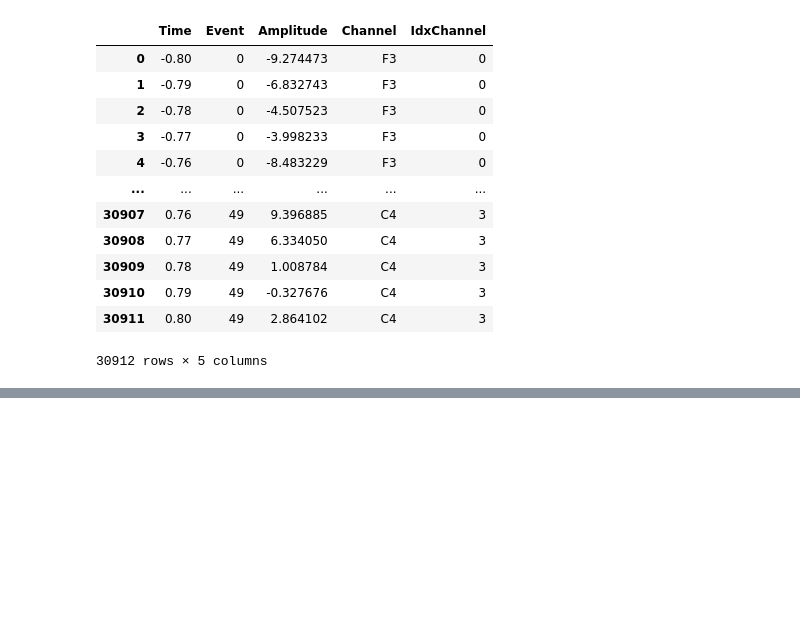
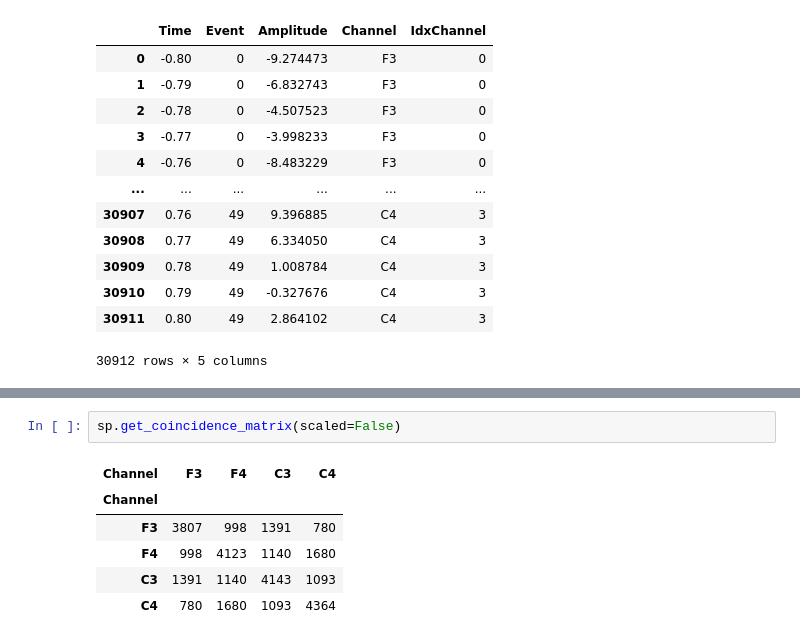
Before and after one commit to raphaelvallat/yasa, a Jupyter notebook: notebooks/02_spindles_detection_multi.ipynb, the cells around one changed output, grey strips where cells are left out. Saved outputs shown, nothing was run; the diff lists cells and outputs as text; blank space fills up the shorter version.

```diff
--- a/notebooks/02_spindles_detection_multi.ipynb
+++ b/notebooks/02_spindles_detection_multi.ipynb
@@ -244,0 +257,9 @@ interactive(children=(IntSlider(value=0, description='Epoch:', layout=Layout(ali
+# %%
+sp.get_coincidence_matrix(scaled=False)
+# %% [output]
+| Channel | F3 | F4 | C3 | C4 |
+| Channel |  |  |  |  |
+| F3 | 3807 | 998 | 1391 | 780 |
+| F4 | 998 | 4123 | 1140 | 1680 |
+| C3 | 1391 | 1140 | 4143 | 1093 |
+| C4 | 780 | 1680 | 1093 | 4364 |
```
Also changed, not shown: parts of 10 cells of this notebook, 11 other files.
